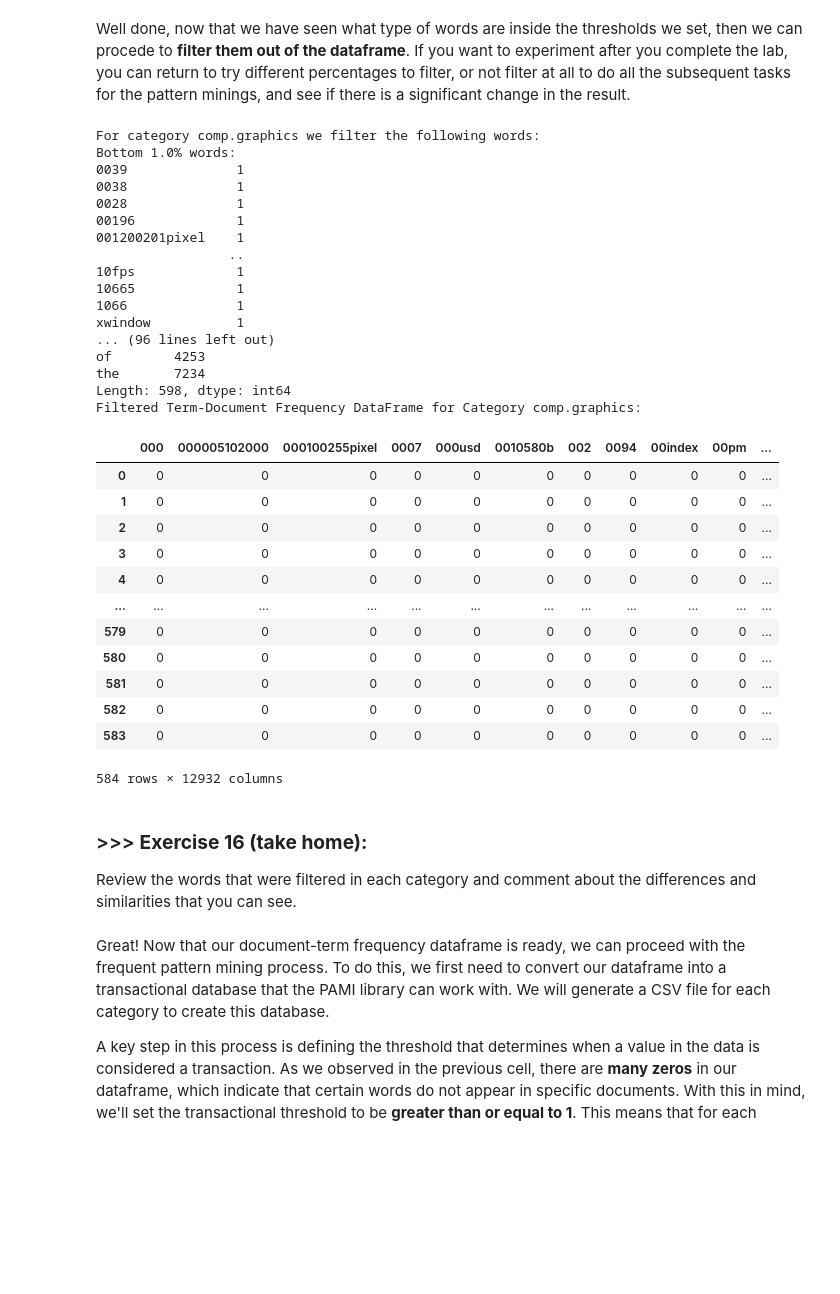
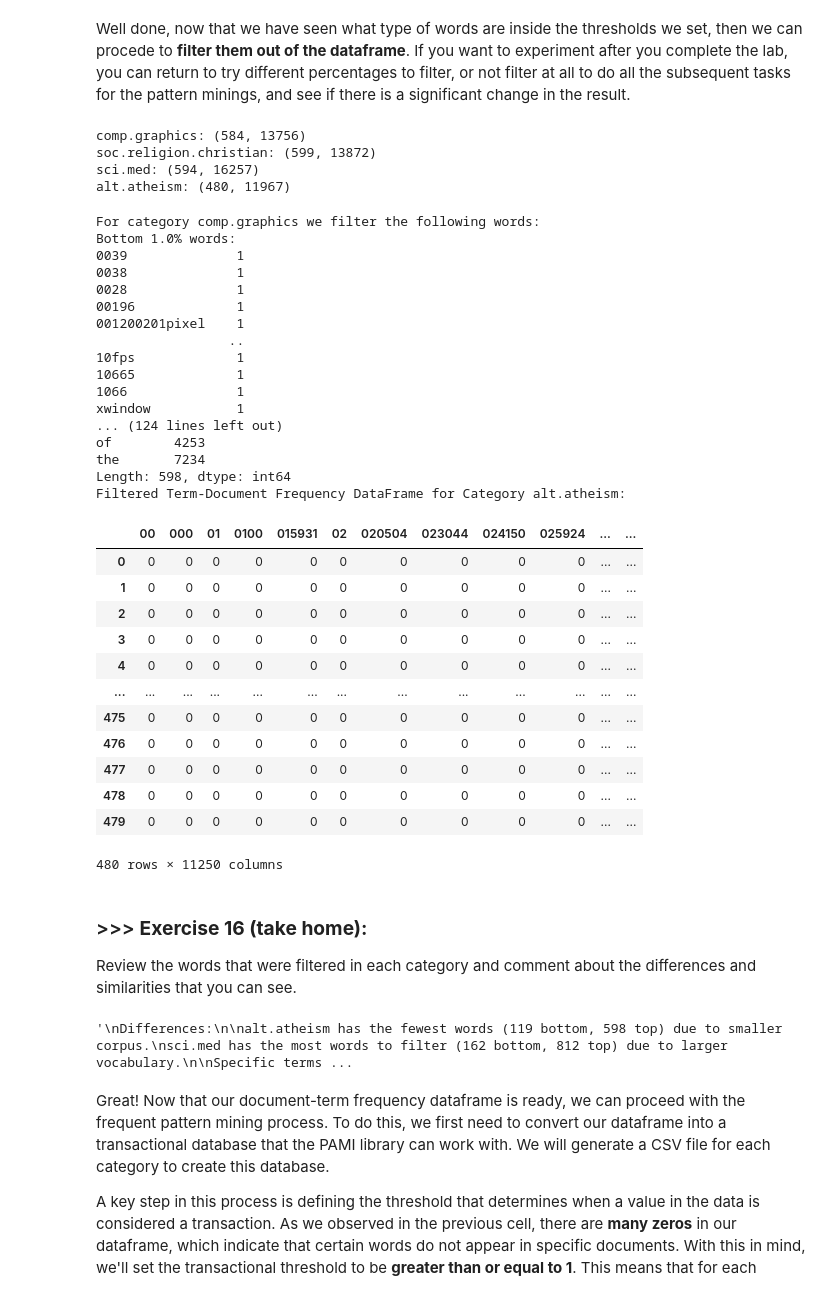
Before and after one commit to elakop/DM2025-Lab1-Exercise, a Jupyter notebook: DM2025-Lab1-Master.ipynb, the cells around one changed output. Drawn from its saved outputs; the diff is of its cells as text; code cells hidden in the pictures; blank space fills up the shorter version.

```diff
--- a/DM2025-Lab1-Master.ipynb
+++ b/DM2025-Lab1-Master.ipynb
@@ -1486,8 +1485,17 @@ filt_term_document_dfs[categories[category_number]].loc[:,'l14h11'].sum(axis=0)
 np.int64(1)
 # %% [markdown]
 Well done, now that we have seen what type of words are inside the thresholds we set, then we can procede to **filter them out of the dataframe**. If you want to experiment after you complete the lab, you can return to try different percentages to filter, or not filter at all to do all the subsequent tasks for the pattern minings, and see if there is a significant change in the result.
+# %%
+# checking if filt_term_document_dfs has different data for each cathegory.
+for category in categories:
+    print(f"{category}: {filt_term_document_dfs[category].shape}")
+# %% [output]
+comp.graphics: (584, 13756)
+soc.religion.christian: (599, 13872)
+sci.med: (594, 16257)
+alt.atheism: (480, 11967)
 # %%
-category_number=0 #You can change it from 0 to 3
+category_number=3 #You can change it from 0 to 3
 
 # Filter the bottom 1% and top 5% words based on their sum across all documents
 def filter_top_bottom_words_by_sum(term_document_df, top_percent=0.05, bottom_percent=0.01):
@@ -1508,48 +1516,48 @@ def filter_top_bottom_words_by_sum(term_document_df, top_percent=0.05, bottom_pe
     print(f'Top {top_percent*100}% words: \n{sorted_words.tail(top_n)}') #Here we print which words correspond to the top percentage we filter
     # Return the DataFrame without the filtered words
     return term_document_df.drop(columns=words_to_remove)
 
 # Apply the filtering function to each category
 term_document_dfs = {}
 
 for category in categories:
     print(f'\nFor category {category} we filter the following words:')
     term_document_dfs[category] = filter_top_bottom_words_by_sum(filt_term_document_dfs[category])
 
 # Example: Display the filtered DataFrame for one of the categories
 print(f"Filtered Term-Document Frequency DataFrame for Category {categories[category_number]}:")
 term_document_dfs[categories[category_number]]
 # %% [output]
 For category comp.graphics we filter the following words:
 Bottom 1.0% words:
 0039              1
 0038              1
 0028              1
 00196             1
 001200201pixel    1
                  ..
 10fps             1
 10665             1
 1066              1
 xwindow           1
-... (96 lines left out)
+... (124 lines left out)
 of        4253
 the       7234
 Length: 598, dtype: int64
-Filtered Term-Document Frequency DataFrame for Category comp.graphics:
+Filtered Term-Document Frequency DataFrame for Category alt.atheism:
-|  | 000 | 000005102000 | 000100255pixel | 0007 | 000usd | 0010580b | 002 | 0094 | 00index | 00pm | ... |
-| 0 | 0 | 0 | 0 | 0 | 0 | 0 | 0 | 0 | 0 | 0 | ... |
-| 1 | 0 | 0 | 0 | 0 | 0 | 0 | 0 | 0 | 0 | 0 | ... |
-| 2 | 0 | 0 | 0 | 0 | 0 | 0 | 0 | 0 | 0 | 0 | ... |
-| 3 | 0 | 0 | 0 | 0 | 0 | 0 | 0 | 0 | 0 | 0 | ... |
-| 4 | 0 | 0 | 0 | 0 | 0 | 0 | 0 | 0 | 0 | 0 | ... |
-| ... | ... | ... | ... | ... | ... | ... | ... | ... | ... | ... | ... |
-| 579 | 0 | 0 | 0 | 0 | 0 | 0 | 0 | 0 | 0 | 0 | ... |
-| 580 | 0 | 0 | 0 | 0 | 0 | 0 | 0 | 0 | 0 | 0 | ... |
-| 581 | 0 | 0 | 0 | 0 | 0 | 0 | 0 | 0 | 0 | 0 | ... |
-| 582 | 0 | 0 | 0 | 0 | 0 | 0 | 0 | 0 | 0 | 0 | ... |
-| 583 | 0 | 0 | 0 | 0 | 0 | 0 | 0 | 0 | 0 | 0 | ... |
+|  | 00 | 000 | 01 | 0100 | 015931 | 02 | 020504 | 023044 | 024150 | 025924 | ... | ... |
+| 0 | 0 | 0 | 0 | 0 | 0 | 0 | 0 | 0 | 0 | 0 | ... | ... |
+| 1 | 0 | 0 | 0 | 0 | 0 | 0 | 0 | 0 | 0 | 0 | ... | ... |
+| 2 | 0 | 0 | 0 | 0 | 0 | 0 | 0 | 0 | 0 | 0 | ... | ... |
+| 3 | 0 | 0 | 0 | 0 | 0 | 0 | 0 | 0 | 0 | 0 | ... | ... |
+| 4 | 0 | 0 | 0 | 0 | 0 | 0 | 0 | 0 | 0 | 0 | ... | ... |
+| ... | ... | ... | ... | ... | ... | ... | ... | ... | ... | ... | ... | ... |
+| 475 | 0 | 0 | 0 | 0 | 0 | 0 | 0 | 0 | 0 | 0 | ... | ... |
+| 476 | 0 | 0 | 0 | 0 | 0 | 0 | 0 | 0 | 0 | 0 | ... | ... |
+| 477 | 0 | 0 | 0 | 0 | 0 | 0 | 0 | 0 | 0 | 0 | ... | ... |
+| 478 | 0 | 0 | 0 | 0 | 0 | 0 | 0 | 0 | 0 | 0 | ... | ... |
+| 479 | 0 | 0 | 0 | 0 | 0 | 0 | 0 | 0 | 0 | 0 | ... | ... |
-584 rows × 12932 columns
+480 rows × 11250 columns
 # %% [markdown]
 ### >>> **Exercise 16 (take home):**
 Review the words that were filtered in each category and comment about the differences and similarities that you can see.
@@ -1574,3 +1564,38 @@ Category 0 and 1 had 137 and 138 number of terms in bottom 1%
+# %%
+# Answer here
+"""
+Differences:
+
+alt.atheism has the fewest words (119 bottom, 598 top) due to smaller corpus.
+sci.med has the most words to filter (162 bottom, 812 top) due to larger vocabulary.
+
+Specific terms, that appear in top 5 % and are differend for each category:
+- soc.religion.christian: pagan
+- alt.atheism: jewish
+- sci.med: genetic, experimental
+- comp.graphics: xwindow
+- it makes sense that the top words are specific to each category
+
+
+
+Similarities:
+
+In each category, there were the same filtered words:'the', 'of', 'to', 'is', 'that', 'and', 'in', 'it', 'you', ...
+-> They are words that are very frequently used.
+-> 'the' is top 1% in each category.
+The word "the" is the most frequent in all categories
+Category comp.graphics and soc.religion.christian had 687 and 693 number of terms in top 5%
+Category comp.graphics and soc.religion.christian had 137 and 138 number of terms in bottom 1%
+
+
+Conslusions:
+It makes sense to filter stop words souch as 'the', 'of', 'to', 'is', 'that', they don't help to see differneces across categories.
+Bottom 1% words are noise: typos, numbers, unique identifiers. And are statistically insignificant
+The category with a larger corpus (sci.med) has a richer vocabulary.
+Top 5% words that are not noise confirm that the categories are thematically distinctive.
+"""
+# %% [output]
+'\nDifferences:\n\nalt.atheism has the fewest words (119 bottom, 598 top) due to smaller corpus.\nsci.med has the most words to filter (162 bottom, 812 top) due to larger vocabulary.\n\nSpecific terms ...
 # %% [markdown]
 Great! Now that our document-term frequency dataframe is ready, we can proceed with the frequent pattern mining process. To do this, we first need to convert our dataframe into a transactional database that the PAMI library can work with. We will generate a CSV file for each category to create this database.
 
```
Also changed, not shown: parts of 30 cells of this notebook, 4 other files.
